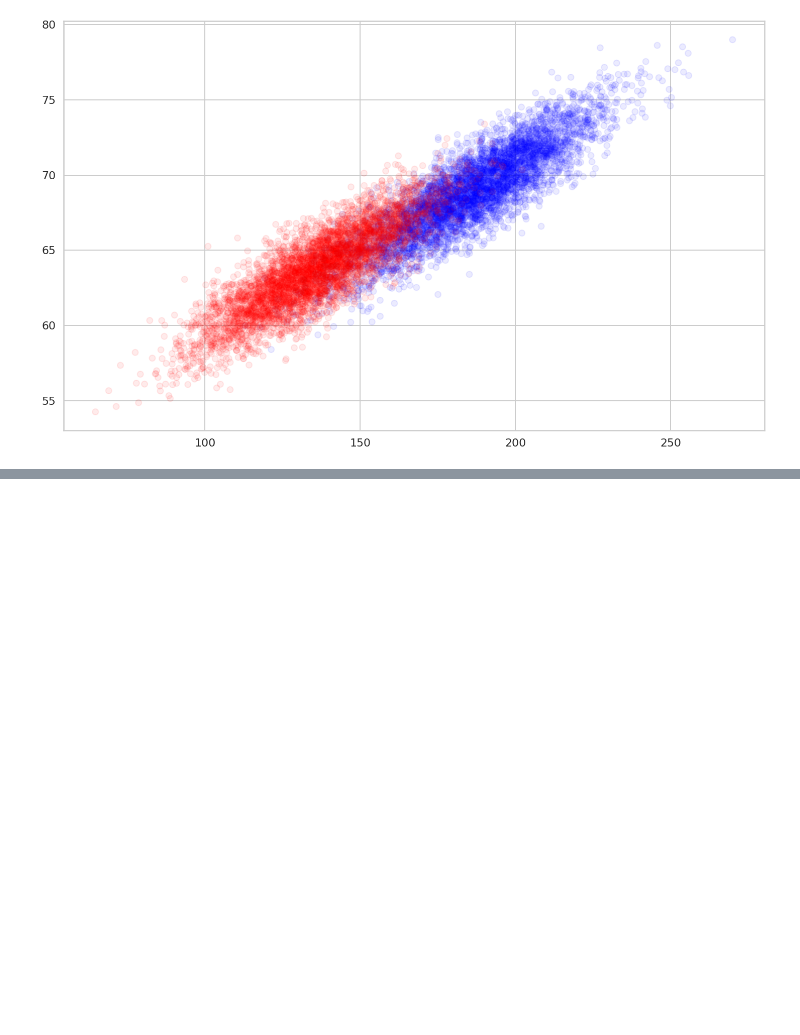
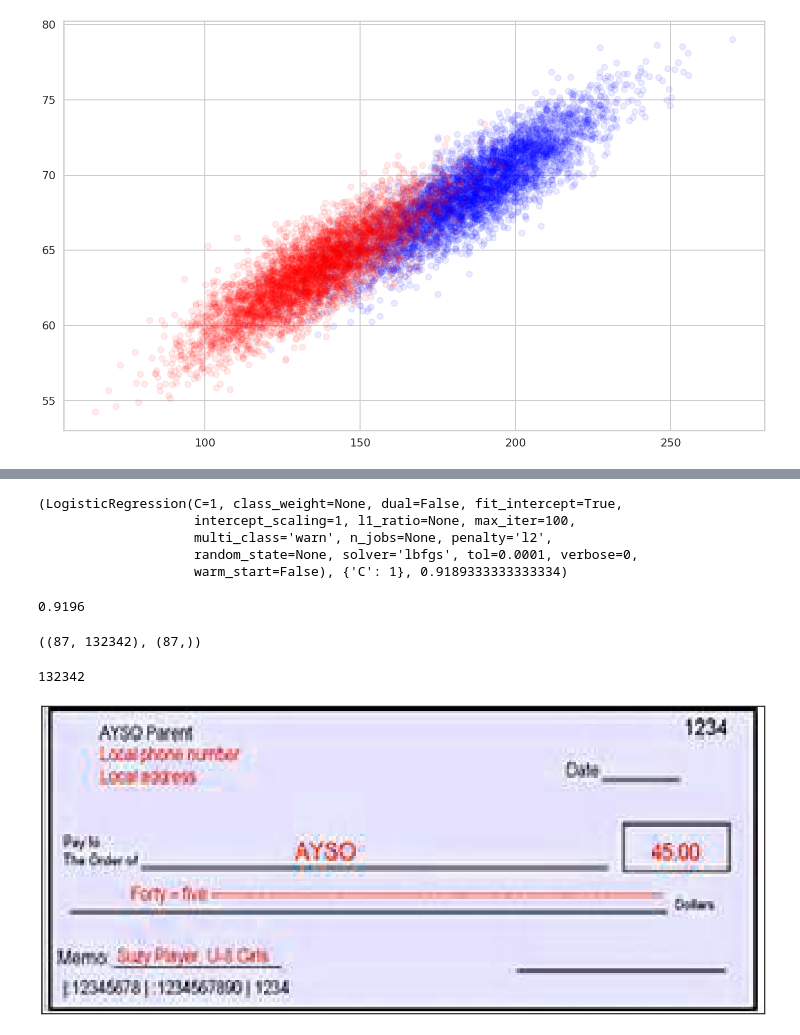
Before and after one commit to Zlisu/2015lab5, a Jupyter notebook: Classification-hands-on.ipynb, the cells around one changed output, grey strips where cells are left out. Cells and saved outputs as stored; diff of their text form; code cells hidden in the pictures; blank space fills up the shorter version.

```diff
--- a/Classification-hands-on.ipynb
+++ b/Classification-hands-on.ipynb
@@ -95,0 +121,50 @@ from
+# %%
+from sklearn.model_selection import GridSearchCV
+clfl2=LogisticRegression(solver="lbfgs")
+parameters = {"C":[0.0001, 0.001, 0.1, 1, 10, 100]}
+fitmodel = GridSearchCV(clfl2, param_grid=parameters, cv=5, scoring="accuracy")
+fitmodel.fit(Xlr, ylr)
+fitmodel.best_estimator_, fitmodel.best_params_, fitmodel.best_score_,
+# %% [output]
+(LogisticRegression(C=1, class_weight=None, dual=False, fit_intercept=True,
+                    intercept_scaling=1, l1_ratio=None, max_iter=100,
+                    multi_class='warn', n_jobs=None, penalty='l2',
+                    random_state=None, solver='lbfgs', tol=0.0001, verbose=0,
+                    warm_start=False), {'C': 1}, 0.9189333333333334)
+# %%
+clfl2 = LogisticRegression(C=fitmodel.best_params_['C'])
+clfl2.fit(Xlr, ylr)
+ypred2 = clfl2.predict(Xtestlr)
+accuracy_score(ypred2, ytestlr)
+# %% [output]
+0.9196
+# %%
+data = np.load("data/imag.pix.npy")
+y = np.load("data/imag.lbl.npy")
+STANDARD_SIZE = (322, 137)
+data.shape, y.shape
+# %% [output]
+((87, 132342), (87,))
+# %%
+322*137*3
+# %% [output]
+132342
+# %%
+def get_image(mat):
+    size = STANDARD_SIZE[0]*STANDARD_SIZE[1]*3
+    r, g, b = mat[0:size:3], mat[1:size:3], mat[2:size:3]
+    rgbArray = np.zeros((STANDARD_SIZE[1], STANDARD_SIZE[0], 3), 'uint8') # 3 chanels
+    rgbArray[..., 0] = r.reshape((STANDARD_SIZE[1], STANDARD_SIZE[0]))
+    rgbArray[..., 1] = b.reshape((STANDARD_SIZE[1], STANDARD_SIZE[0]))
+    rgbArray[..., 2] = g.reshape((STANDARD_SIZE[1], STANDARD_SIZE[0]))
+    return rgbArray
+
+def display_image(mat):
+    with sns.axes_style("white"):
+        plt.imshow(get_image(mat))
+        plt.xticks([])
+        plt.yticks([])
+# %%
+display_image(data[5])
+# %% [output]
+[figure, added]
```
Also changed, not shown: parts of 38 cells of this notebook, 1 other file.
